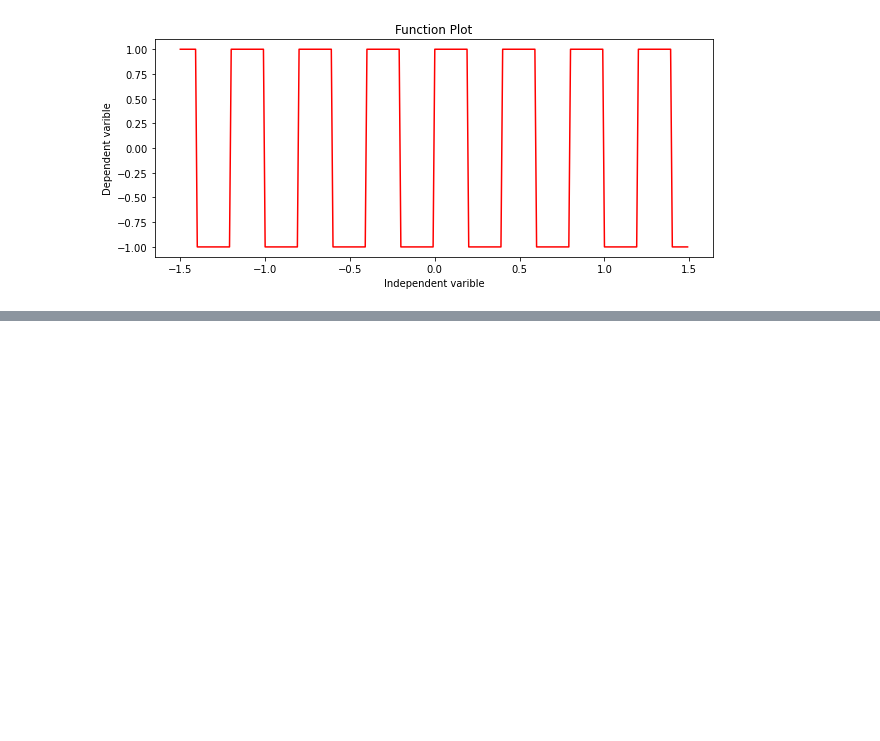
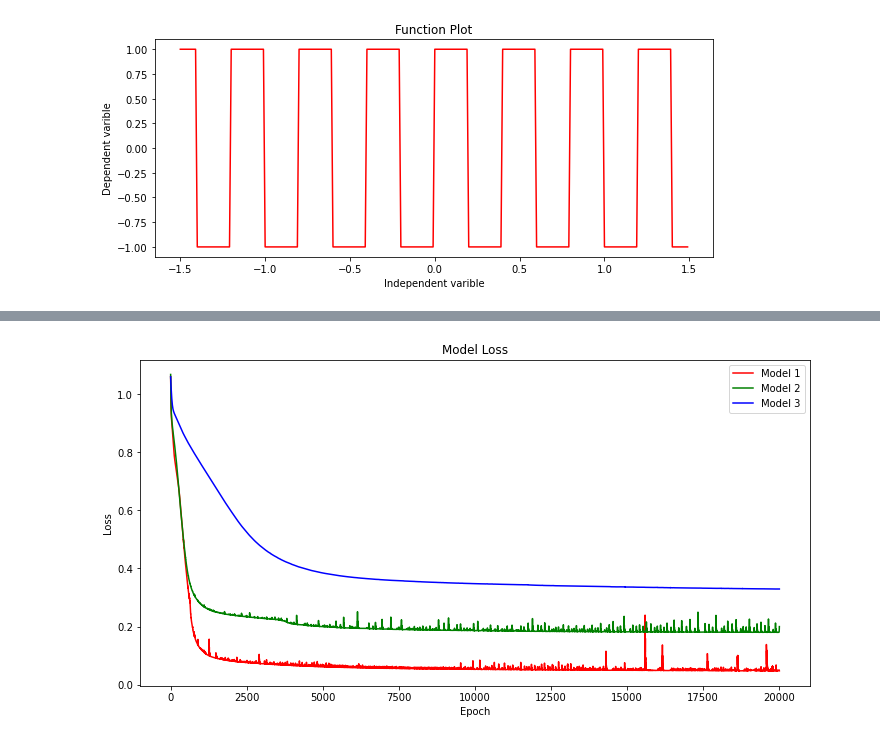
Before and after one commit to nik1097/Deep-Learning, a Jupyter notebook: HW 1 pytorch.ipynb, the cells around one changed output, grey strips where cells are left out. Saved outputs shown, nothing was run; the diff lists cells and outputs as text; code cells hidden in the pictures; blank space fills up the shorter version.

```diff
--- a/HW 1 pytorch.ipynb
+++ b/HW 1 pytorch.ipynb
@@ -187,7 +202,6 @@ plt.show()
 x = np.expand_dims(np.arange(-1.5, 1.5, 0.01),1)
 print(x.shape)
 y = np.sign(np.sin(5*np.pi*x))
-y = torch.from_numpy(y)
 print(y.shape)
 # %% [output]
 (300, 1)
@@ -203,3 +217,7 @@ plt.ylabel('Dependent varible')
 plt.show()
 # %% [output]
 [figure]
+# %%
+optimizer = torch.optim.Adam(m1.parameters(), lr = 1e-3, weight_decay = 1e-4)
+loss_func = torch.nn.MSELoss()  # mean squared loss
+m1_epoch_arr, m1_loss_arr, m1_prediction = model_train(m1, x, y)
@@ -205,0 +242,4 @@ plt.show()
+# %%
+optimizer = torch.optim.Adam(m2.parameters(), lr = 1e-3, weight_decay = 1e-4)
+loss_func = torch.nn.MSELoss()
+m2_epoch_arr, m2_loss_arr, m2_prediction = model_train(m2, x, y)
@@ -205,0 +264,4 @@ plt.show()
+# %%
+optimizer = torch.optim.Adam(m3.parameters(), lr = 1e-3, weight_decay = 1e-4)
+loss_func = torch.nn.MSELoss()
+m3_epoch_arr, m3_loss_arr, m3_prediction = model_train(m3, x, y)
@@ -205,0 +286,12 @@ plt.show()
+# %%
+plt.figure(figsize=(12,6))
+plt.plot(m1_epoch_arr, m1_loss_arr, color = "r")
+plt.plot(m2_epoch_arr, m2_loss_arr, color = "g")
+plt.plot(m3_epoch_arr, m3_loss_arr, color = "b")
+plt.title('Model Loss')
+plt.legend(['Model 1', 'Model 2','Model 3'])
+plt.xlabel('Epoch')
+plt.ylabel('Loss')
+plt.show()
+# %% [output]
+[figure, added]
```
Also changed, not shown: parts of 15 cells of this notebook.
